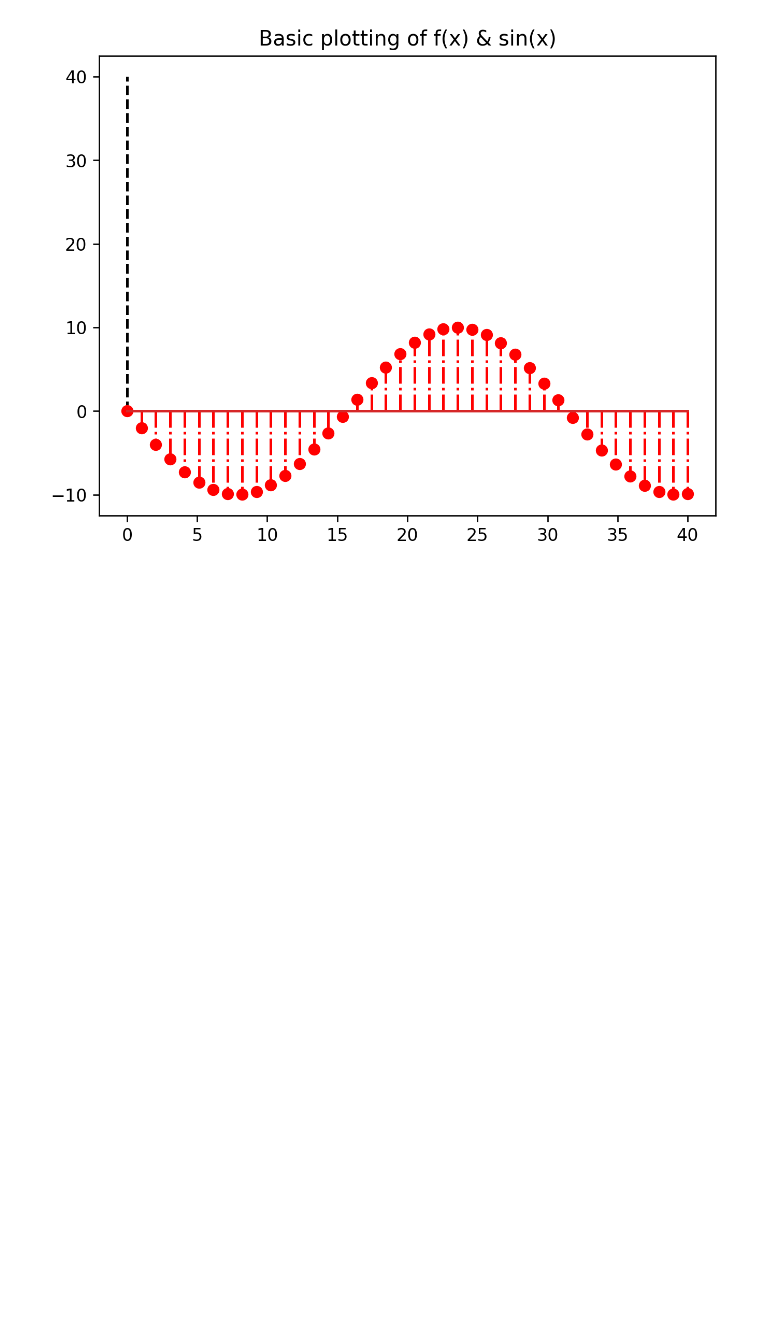
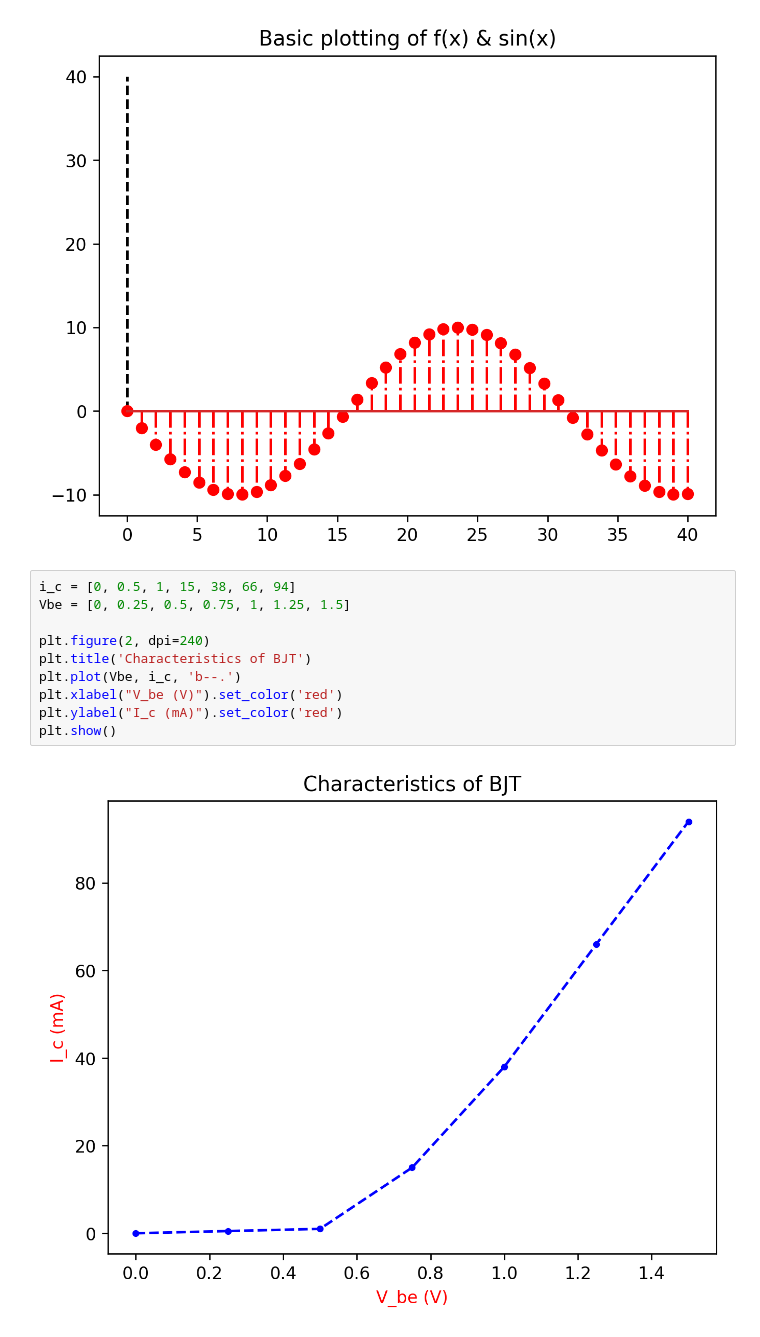
Before and after one commit to avro1199/Python-Programming, a Jupyter notebook: Random Plotting/Basic Plot.ipynb, the cells around one changed output. Saved outputs shown, nothing was run; the diff lists cells and outputs as text; blank space fills up the shorter version.

```diff
--- a/Random Plotting/Basic Plot.ipynb
+++ b/Random Plotting/Basic Plot.ipynb
@@ -127,3 +127,15 @@ plt.stem(x_data, 10*f(x_data), 'r-.')
 # %% [output]
 <StemContainer object of 3 artists>
 [figure]
+# %%
+i_c = [0, 0.5, 1, 15, 38, 66, 94]
+Vbe = [0, 0.25, 0.5, 0.75, 1, 1.25, 1.5]
+
+plt.figure(2, dpi=240)
+plt.title('Characteristics of BJT')
+plt.plot(Vbe, i_c, 'b--.')
+plt.xlabel("V_be (V)").set_color('red')
+plt.ylabel("I_c (mA)").set_color('red')
+plt.show()
+# %% [output]
+[figure, added]
```
Also changed, not shown: 7 other files.
